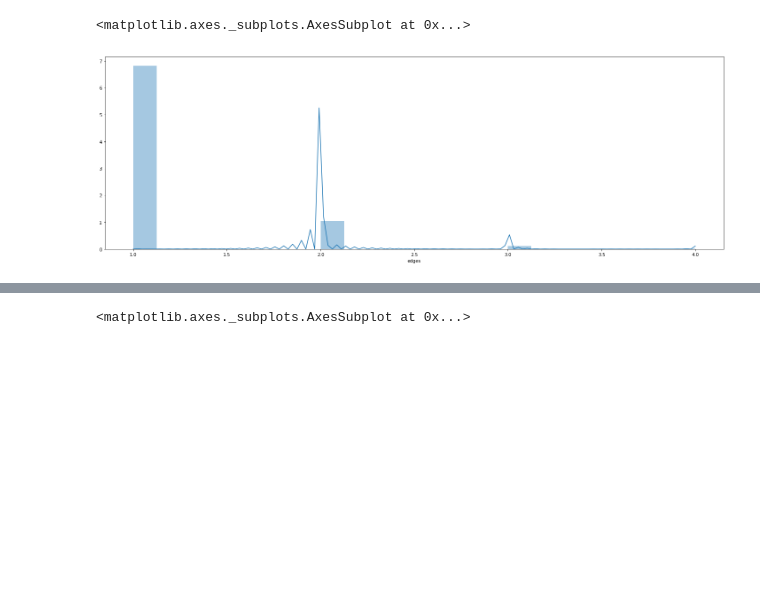
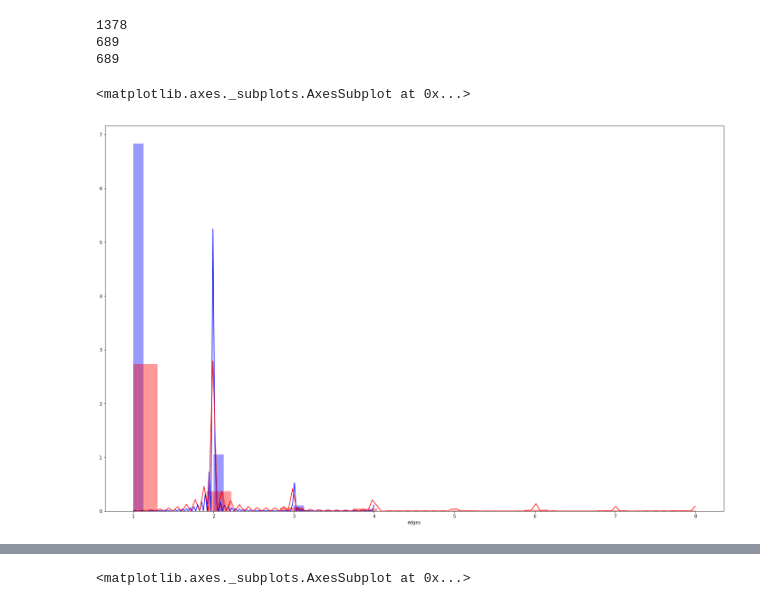
Before and after one commit to HoekR/MIGRANT, a Jupyter notebook: results/exploring_data_integration/notebooks/emigration_data_explorations_part5_sample_densities.ipynb, the cells around one changed output, grey strips where cells are left out. Cells and saved outputs as stored; diff of their text form; code cells hidden in the pictures; blank space fills up the shorter version.

```diff
--- a/results/exploring_data_integration/notebooks/emigration_data_explorations_part5_sample_densities.ipynb
+++ b/results/exploring_data_integration/notebooks/emigration_data_explorations_part5_sample_densities.ipynb
@@ -28,0 +57,10 @@ even_edges.head()
+# %%
+nwrs = []
+dnws = sample_images.to_records()
+for item in dnws:
+    nwitem = itemplus(item)
+    nwrs.append(nwitem)
+nncolumns = ['old_index']
+nncolumns.extend(sample_images.columns)
+print(nncolumns)
+nn = pd.DataFrame.from_records(nwrs, columns=nncolumns)
@@ -28,0 +69,3 @@ even_edges.head()
+# %%
+complete_simgs = pd.concat([sample_images, nn], ignore_index=True)
+complete_simgs
@@ -28,0 +98,8 @@ even_edges.head()
+# %%
+# once again divide images into fronts and back, and turn them into separate dataframes
+x = complete_simgs.image.str.rpartition('_')
+x = x[2].str.split('.', expand=True)
+even_edges = complete_simgs.iloc[x.loc[x[0].astype('int64') % 2 ==0 ].index].copy()
+odd_edges = complete_simgs.iloc[x.loc[x[0].astype('int64') % 2 !=0 ].index].copy()
+even_edges.head()
+# there are not many card backs in this file; we'll remediate that
@@ -29,12 +113,22 @@ even_edges.head()
+# %%
+print(len(complete_simgs))
+print(len(even_edges))
+print(len(odd_edges))
+# %% [output]
+1378
+689
+689
 # %%
 odd_edges["edges"] = odd_edges.edges.astype("int64", inplace=True)
 # %%
 d_o = odd_edges.edges.value_counts()
+d_e = even_edges.edges.value_counts()
 # %%
-fig = plt.figure(figsize=(25, 8))
+fig = plt.figure(figsize=(25, 16))
 ax1 = fig.add_subplot(111)
-sns.distplot(d_o, ax=ax1)
-#but the number of values is too small. So we try classifying them
+sns.distplot(d_o, ax=ax1, color="blue")
+sns.distplot(d_e, ax=ax1, color="red")
+#but the number of values is too small to see real patterns. So we try classifying them
 # %% [output]
 <matplotlib.axes._subplots.AxesSubplot at 0x...>
-[figure, old version]
+[figure, new version]
```
Also changed, not shown: parts of 109 cells of this notebook, 8 other files.
